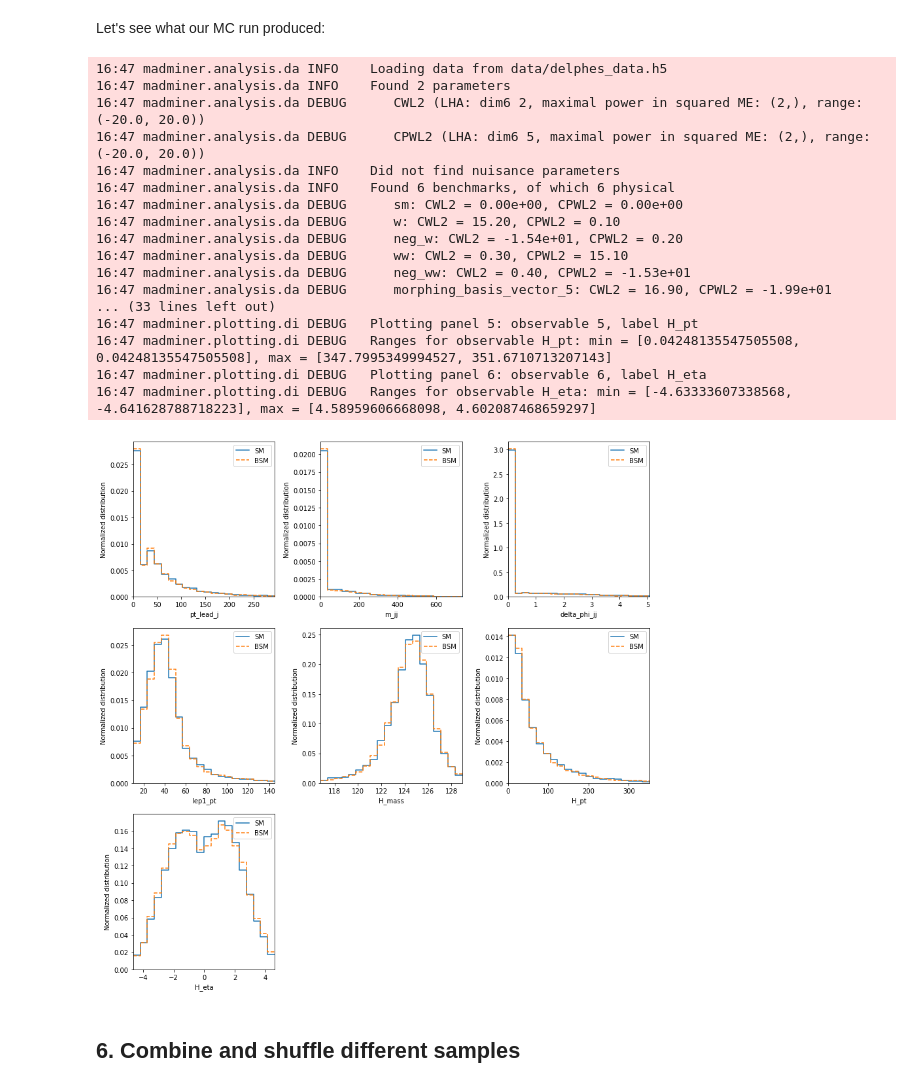
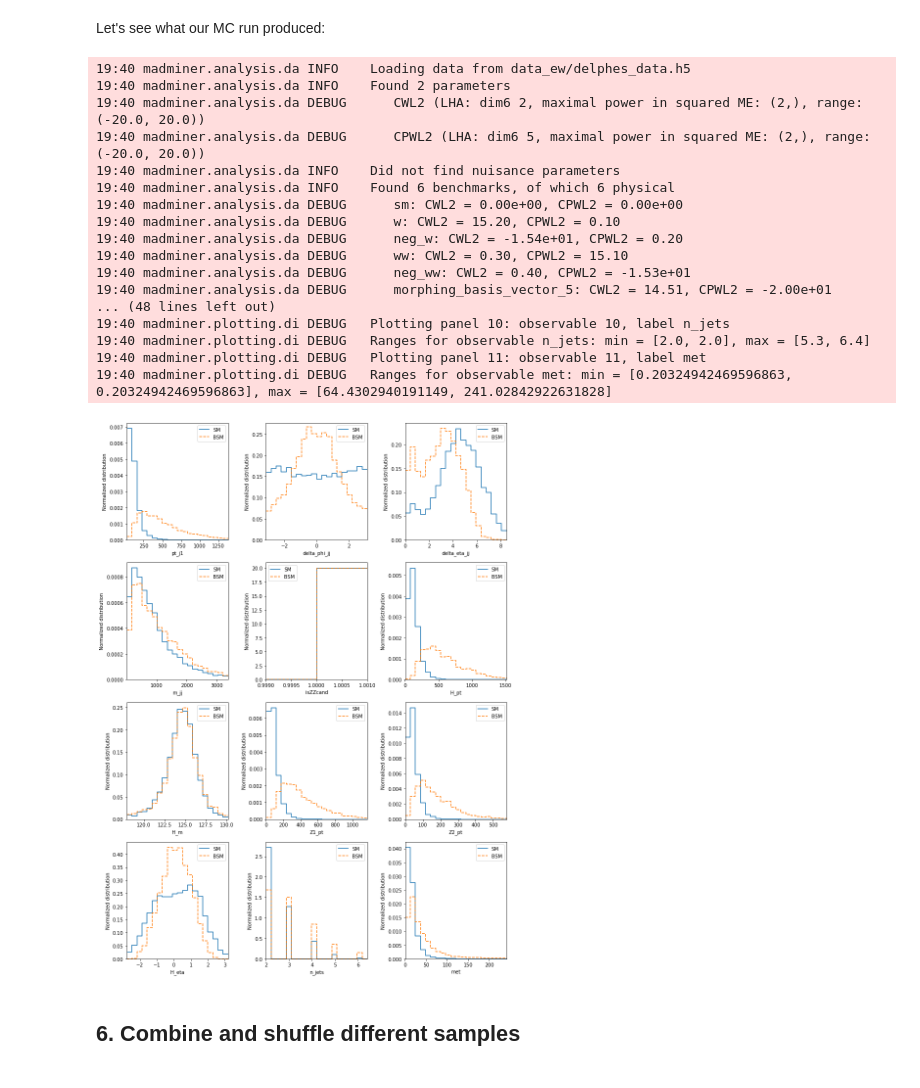
Before and after one commit to irenecortinovis/madminer, a Jupyter notebook: examples/tutorial_particle_physics/2b_delphes_level_analysis.ipynb, the cells around one changed output. Cells and saved outputs as stored; diff of their text form; code cells hidden in the pictures.

```diff
--- a/examples/tutorial_particle_physics/2b_delphes_level_analysis.ipynb
+++ b/examples/tutorial_particle_physics/2b_delphes_level_analysis.ipynb
@@ -364,33 +397,33 @@ delphes.save('data/delphes_data.h5')
 Let's see what our MC run produced:
 # %%
 _ = plot_distributions(
-    filename='data/delphes_data.h5',
+    filename='data_ew/delphes_data.h5',
     parameter_points=['sm', np.array([10.,0.])],
     line_labels=['SM', 'BSM'],
     uncertainties='none',
     n_bins=20,
     n_cols=3,
     normalize=True,
 )
 # %% [output]
-16:47 madminer.analysis.da INFO    Loading data from data/delphes_data.h5
-16:47 madminer.analysis.da INFO    Found 2 parameters
-16:47 madminer.analysis.da DEBUG      CWL2 (LHA: dim6 2, maximal power in squared ME: (2,), range: (-20.0, 20.0))
-16:47 madminer.analysis.da DEBUG      CPWL2 (LHA: dim6 5, maximal power in squared ME: (2,), range: (-20.0, 20.0))
-16:47 madminer.analysis.da INFO    Did not find nuisance parameters
-16:47 madminer.analysis.da INFO    Found 6 benchmarks, of which 6 physical
-16:47 madminer.analysis.da DEBUG      sm: CWL2 = 0.00e+00, CPWL2 = 0.00e+00
-16:47 madminer.analysis.da DEBUG      w: CWL2 = 15.20, CPWL2 = 0.10
-16:47 madminer.analysis.da DEBUG      neg_w: CWL2 = -1.54e+01, CPWL2 = 0.20
-16:47 madminer.analysis.da DEBUG      ww: CWL2 = 0.30, CPWL2 = 15.10
-16:47 madminer.analysis.da DEBUG      neg_ww: CWL2 = 0.40, CPWL2 = -1.53e+01
-16:47 madminer.analysis.da DEBUG      morphing_basis_vector_5: CWL2 = 16.90, CPWL2 = -1.99e+01
-... (33 lines left out)
-16:47 madminer.plotting.di DEBUG   Plotting panel 5: observable 5, label H_pt
-16:47 madminer.plotting.di DEBUG   Ranges for observable H_pt: min = [0.04248135547505508, 0.04248135547505508], max = [347.7995349994527, 351.6710713207143]
-16:47 madminer.plotting.di DEBUG   Plotting panel 6: observable 6, label H_eta
-16:47 madminer.plotting.di DEBUG   Ranges for observable H_eta: min = [-4.63333607338568, -4.641628788718223], max = [4.58959606668098, 4.602087468659297]
+19:40 madminer.analysis.da INFO    Loading data from data_ew/delphes_data.h5
+19:40 madminer.analysis.da INFO    Found 2 parameters
+19:40 madminer.analysis.da DEBUG      CWL2 (LHA: dim6 2, maximal power in squared ME: (2,), range: (-20.0, 20.0))
+19:40 madminer.analysis.da DEBUG      CPWL2 (LHA: dim6 5, maximal power in squared ME: (2,), range: (-20.0, 20.0))
+19:40 madminer.analysis.da INFO    Did not find nuisance parameters
+19:40 madminer.analysis.da INFO    Found 6 benchmarks, of which 6 physical
+19:40 madminer.analysis.da DEBUG      sm: CWL2 = 0.00e+00, CPWL2 = 0.00e+00
+19:40 madminer.analysis.da DEBUG      w: CWL2 = 15.20, CPWL2 = 0.10
+19:40 madminer.analysis.da DEBUG      neg_w: CWL2 = -1.54e+01, CPWL2 = 0.20
+19:40 madminer.analysis.da DEBUG      ww: CWL2 = 0.30, CPWL2 = 15.10
+19:40 madminer.analysis.da DEBUG      neg_ww: CWL2 = 0.40, CPWL2 = -1.53e+01
+19:40 madminer.analysis.da DEBUG      morphing_basis_vector_5: CWL2 = 14.51, CPWL2 = -2.00e+01
+... (48 lines left out)
+19:40 madminer.plotting.di DEBUG   Plotting panel 10: observable 10, label n_jets
+19:40 madminer.plotting.di DEBUG   Ranges for observable n_jets: min = [2.0, 2.0], max = [5.3, 6.4]
+19:40 madminer.plotting.di DEBUG   Plotting panel 11: observable 11, label met
+19:40 madminer.plotting.di DEBUG   Ranges for observable met: min = [0.20324942469596863, 0.20324942469596863], max = [64.4302940191149, 241.02842922631828]
-[figure, old version]
+[figure, new version]
 # %% [markdown]
 ## 6. Combine and shuffle different samples
 # %% [markdown]
```
Also changed, not shown: parts of 15 cells of this notebook, 11 other files.
